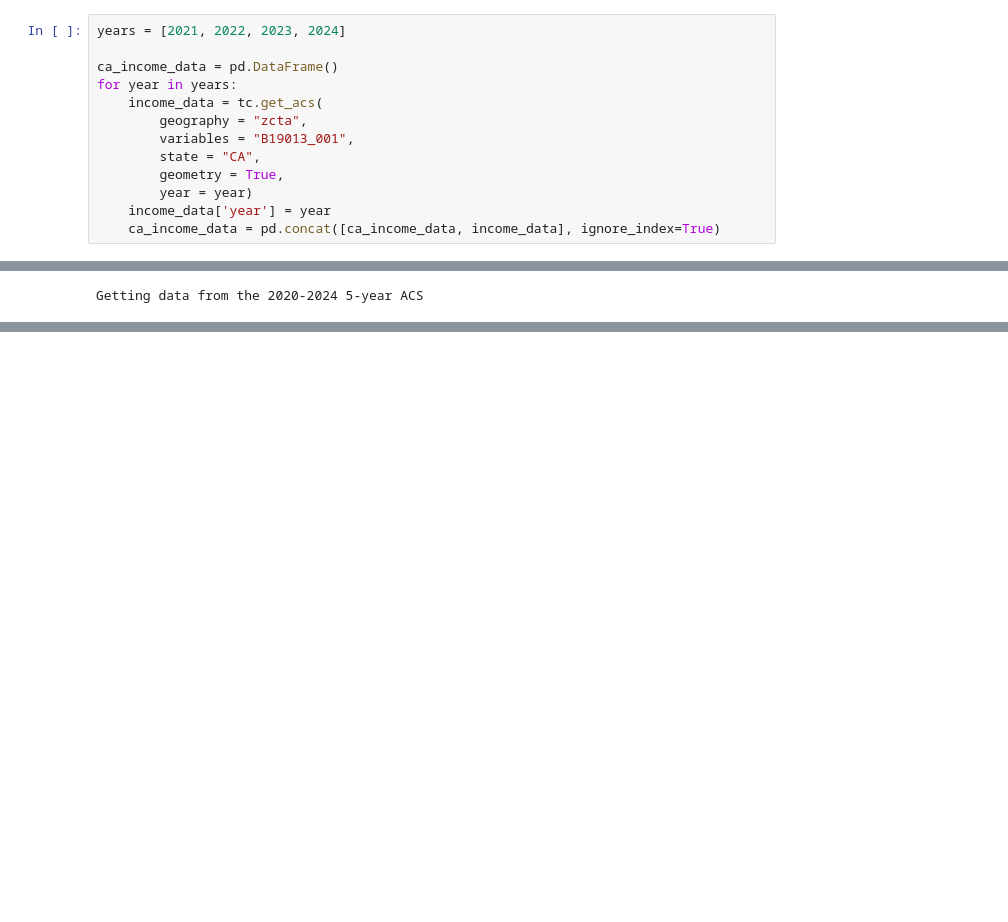
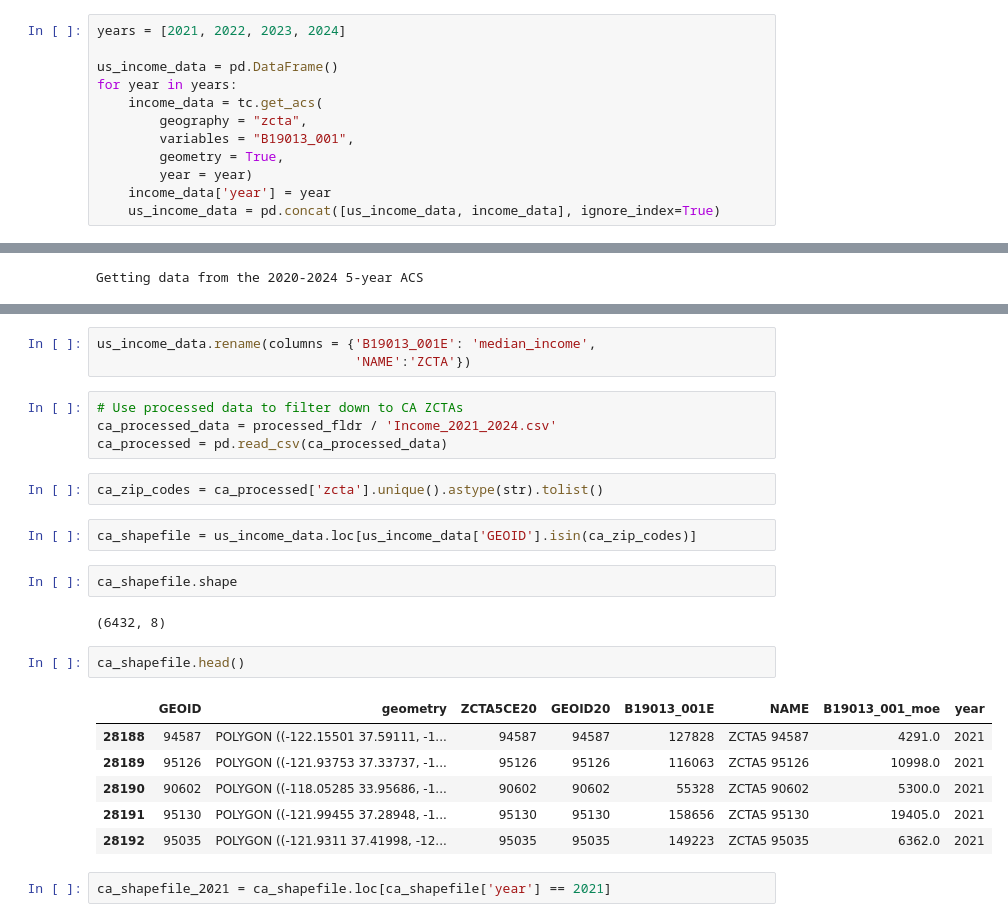
Before and after one commit to maya-schroder/SchroderSwireYang, a Jupyter notebook: scripts/ACS_Import_Clean.ipynb, the cells around one changed output, grey strips where cells are left out. Cells and saved outputs as stored; diff of their text form; blank space fills up the shorter version.

```diff
--- a/scripts/ACS_Import_Clean.ipynb
+++ b/scripts/ACS_Import_Clean.ipynb
@@ -51,16 +52,15 @@ Census API key has been set for this session.
 # %%
 years = [2021, 2022, 2023, 2024]
 
-ca_income_data = pd.DataFrame()
+us_income_data = pd.DataFrame()
 for year in years:
     income_data = tc.get_acs(
         geography = "zcta",
         variables = "B19013_001",
-        state = "CA",
         geometry = True,
         year = year)
     income_data['year'] = year
-    ca_income_data = pd.concat([ca_income_data, income_data], ignore_index=True)
+    us_income_data = pd.concat([us_income_data, income_data], ignore_index=True)
 # %% [output]
 Getting data from the 2017-2021 5-year ACS
 Getting data from the 2018-2022 5-year ACS
@@ -80,0 +96,26 @@ ca_income_data.rename(columns = {'B19013_001E': 'median_income',
+# %%
+us_income_data.rename(columns = {'B19013_001E': 'median_income',
+                                 'NAME':'ZCTA'})
+# %%
+# Use processed data to filter down to CA ZCTAs
+ca_processed_data = processed_fldr / 'Income_2021_2024.csv'
+ca_processed = pd.read_csv(ca_processed_data)
+# %%
+ca_zip_codes = ca_processed['zcta'].unique().astype(str).tolist()
+# %%
+ca_shapefile = us_income_data.loc[us_income_data['GEOID'].isin(ca_zip_codes)]
+# %%
+ca_shapefile.shape
+# %% [output]
+(6432, 8)
+# %%
+ca_shapefile.head()
+# %% [output]
+|  | GEOID | geometry | ZCTA5CE20 | GEOID20 | B19013_001E | NAME | B19013_001_moe | year |
+| 28188 | 94587 | POLYGON ((-122.15501 37.59111, -1... | 94587 | 94587 | 127828 | ZCTA5 94587 | 4291.0 | 2021 |
+| 28189 | 95126 | POLYGON ((-121.93753 37.33737, -1... | 95126 | 95126 | 116063 | ZCTA5 95126 | 10998.0 | 2021 |
+| 28190 | 90602 | POLYGON ((-118.05285 33.95686, -1... | 90602 | 90602 | 55328 | ZCTA5 90602 | 5300.0 | 2021 |
+| 28191 | 95130 | POLYGON ((-121.99455 37.28948, -1... | 95130 | 95130 | 158656 | ZCTA5 95130 | 19405.0 | 2021 |
+| 28192 | 95035 | POLYGON ((-121.9311 37.41998, -12... | 95035 | 95035 | 149223 | ZCTA5 95035 | 6362.0 | 2021 |
+# %%
+ca_shapefile_2021 = ca_shapefile.loc[ca_shapefile['year'] == 2021]
```
Also changed, not shown: parts of 4 cells of this notebook.
